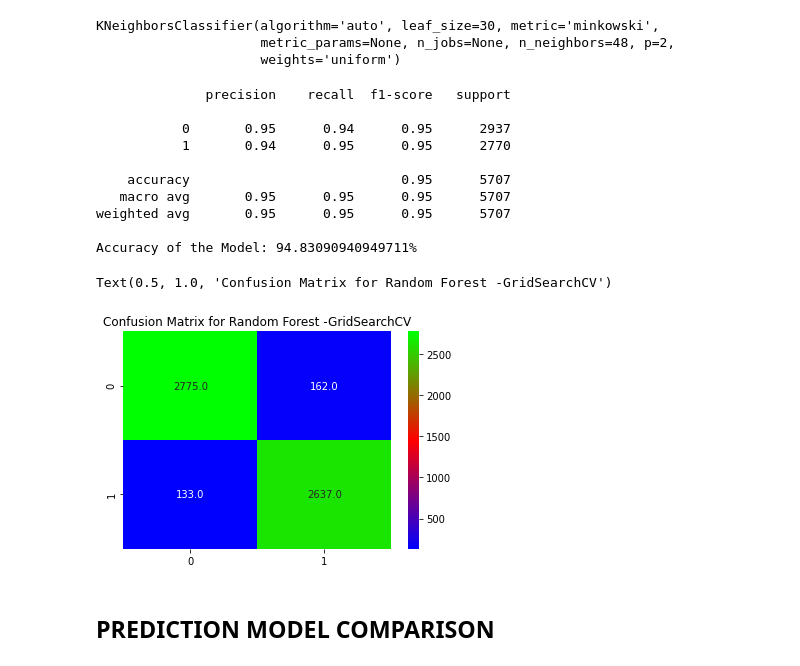
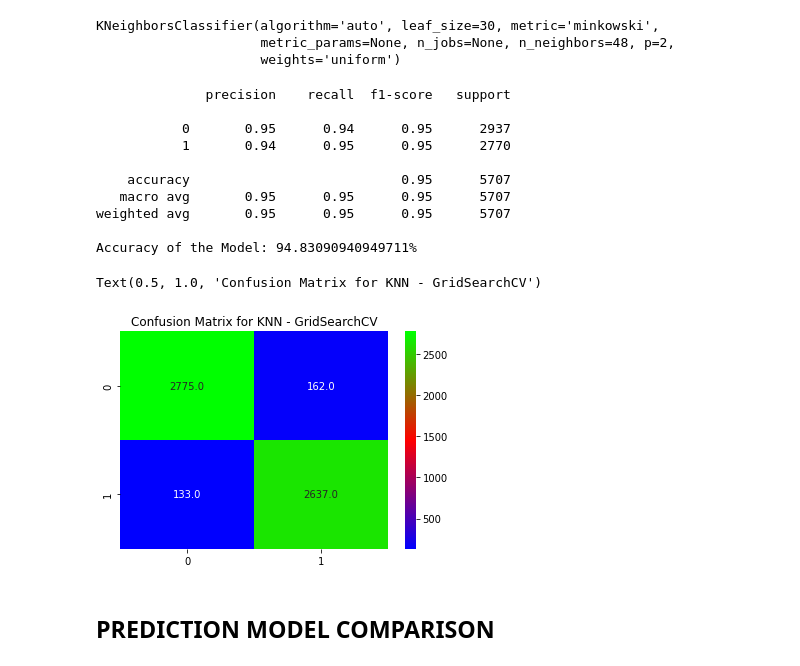
Before and after one commit to NayanaPradeep/Airline-Passenger-Referral-Prediction, a Jupyter notebook: Airline_Passenger_Referral_Prediction_Capstone_Project.ipynb, the cells around one changed output. Cells and saved outputs as stored; diff of their text form; code cells hidden in the pictures.

```diff
--- a/Airline_Passenger_Referral_Prediction_Capstone_Project.ipynb
+++ b/Airline_Passenger_Referral_Prediction_Capstone_Project.ipynb
@@ -1447,26 +1425,26 @@ knn_cv_best = knn_cv.best_estimator_
 # %%
 #Evaluation of the model
 y_pred = knn_cv_best.predict(X_test)
 
 print(classification_report(y_test, y_pred))
 cm = confusion_matrix( y_test,y_pred)
 
 print("Accuracy of the Model: {}%\n".format((accuracy_score( y_test,y_pred))*100))
 sns.heatmap(cm, annot=True, fmt = ".1f",cmap="brg")
-plt.title("Confusion Matrix for Random Forest -GridSearchCV")
+plt.title("Confusion Matrix for KNN - GridSearchCV")
 # %% [output]
               precision    recall  f1-score   support
 
            0       0.95      0.94      0.95      2937
            1       0.94      0.95      0.95      2770
 
     accuracy                           0.95      5707
    macro avg       0.95      0.95      0.95      5707
 weighted avg       0.95      0.95      0.95      5707
 
 Accuracy of the Model: 94.83090940949711%
-Text(0.5, 1.0, 'Confusion Matrix for Random Forest -GridSearchCV')
+Text(0.5, 1.0, 'Confusion Matrix for KNN - GridSearchCV')
-[figure, old version]
+[figure, new version]
 # %%
 metrics_df=add_metrics_details("KNN - GridSearchCV",y_test,y_pred,metrics_df)
 # %% [markdown]
```
Also changed, not shown: parts of 26 cells of this notebook.
